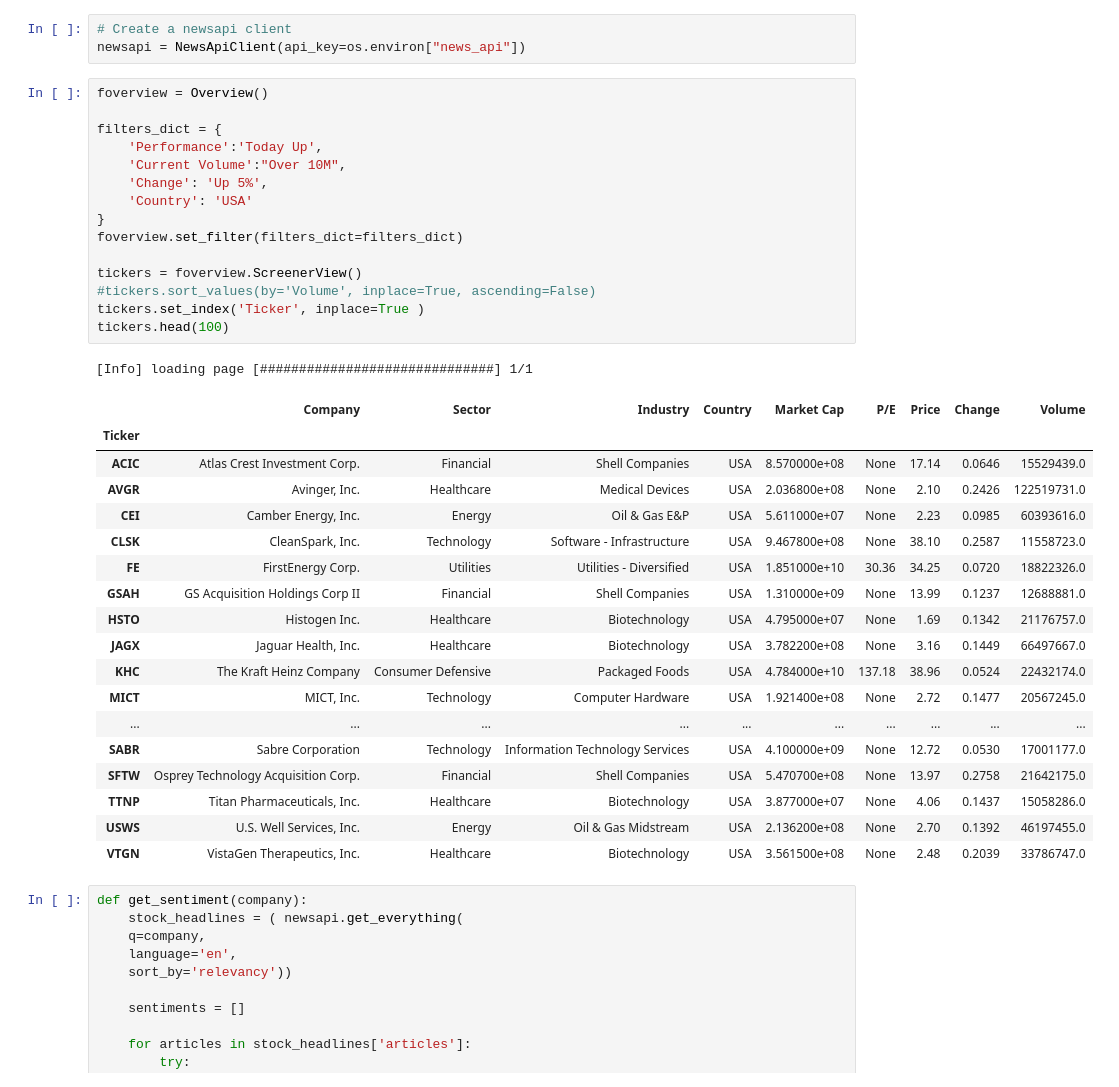
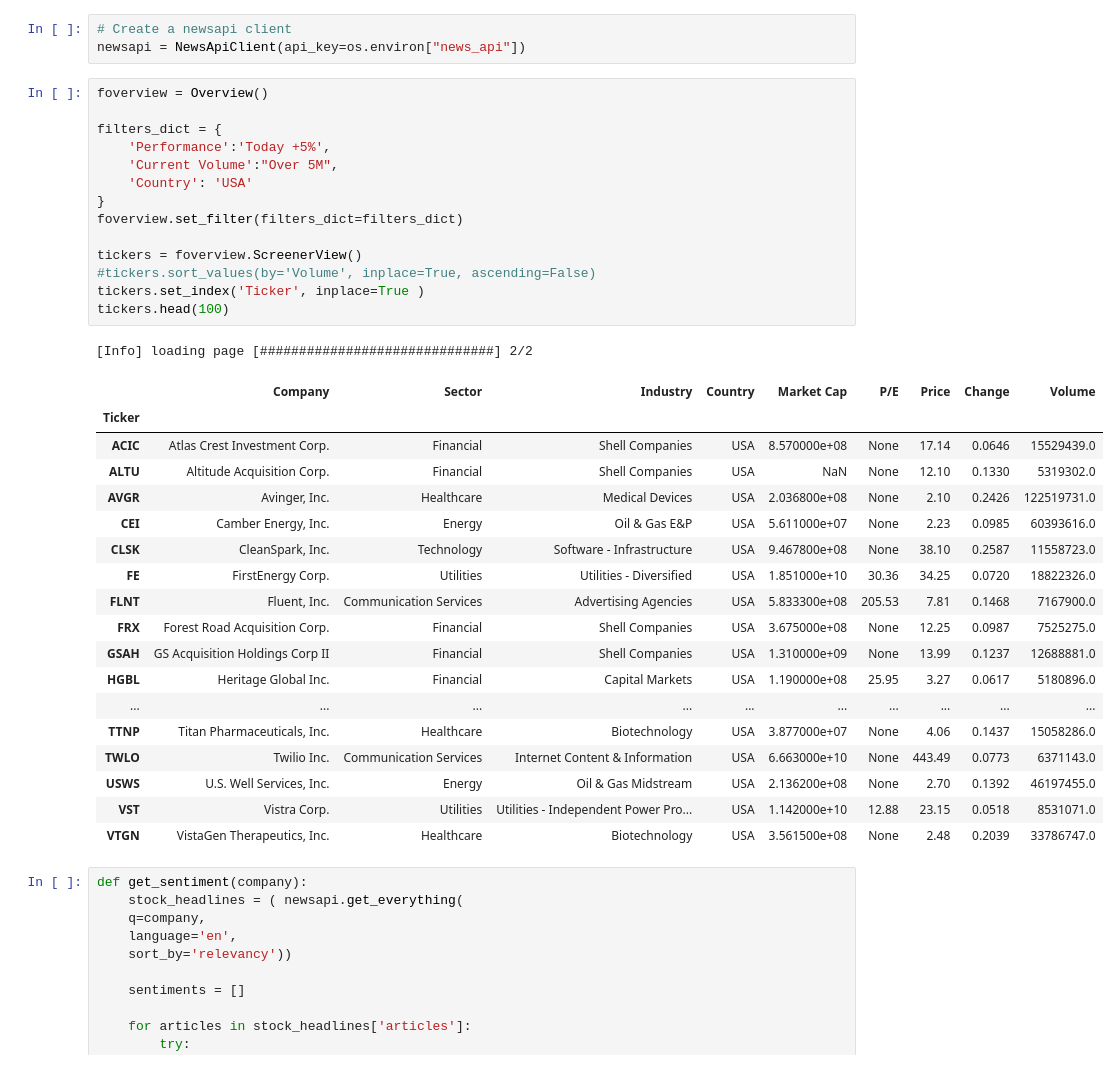
Before and after one commit to arzuisiktopbas/Project-2, a Jupyter notebook: project2.ipynb, the cells around one changed output. Cells and saved outputs as stored; diff of their text form.

```diff
--- a/project2.ipynb
+++ b/project2.ipynb
@@ -34,37 +34,36 @@ newsapi = NewsApiClient(api_key=os.environ["news_api"])
 # %%
 foverview = Overview()
 
 filters_dict = {
-    'Performance':'Today Up',
-    'Current Volume':"Over 10M",
-    'Change': 'Up 5%',
+    'Performance':'Today +5%',
+    'Current Volume':"Over 5M",
     'Country': 'USA'
 }
 foverview.set_filter(filters_dict=filters_dict)
 
 tickers = foverview.ScreenerView()
 #tickers.sort_values(by='Volume', inplace=True, ascending=False)
 tickers.set_index('Ticker', inplace=True )
 tickers.head(100)
 # %% [output]
-[Info] loading page [##############################] 1/1
+[Info] loading page [##############################] 2/2
 |  | Company | Sector | Industry | Country | Market Cap | P/E | Price | Change | Volume |
 | Ticker |  |  |  |  |  |  |  |  |  |
 | ACIC | Atlas Crest Investment Corp. | Financial | Shell Companies | USA | 8.570000e+08 | None | 17.14 | 0.0646 | 15529439.0 |
+| ALTU | Altitude Acquisition Corp. | Financial | Shell Companies | USA | NaN | None | 12.10 | 0.1330 | 5319302.0 |
 | AVGR | Avinger, Inc. | Healthcare | Medical Devices | USA | 2.036800e+08 | None | 2.10 | 0.2426 | 122519731.0 |
 | CEI | Camber Energy, Inc. | Energy | Oil & Gas E&P | USA | 5.611000e+07 | None | 2.23 | 0.0985 | 60393616.0 |
 | CLSK | CleanSpark, Inc. | Technology | Software - Infrastructure | USA | 9.467800e+08 | None | 38.10 | 0.2587 | 11558723.0 |
 | FE | FirstEnergy Corp. | Utilities | Utilities - Diversified | USA | 1.851000e+10 | 30.36 | 34.25 | 0.0720 | 18822326.0 |
+| FLNT | Fluent, Inc. | Communication Services | Advertising Agencies | USA | 5.833300e+08 | 205.53 | 7.81 | 0.1468 | 7167900.0 |
+| FRX | Forest Road Acquisition Corp. | Financial | Shell Companies | USA | 3.675000e+08 | None | 12.25 | 0.0987 | 7525275.0 |
 | GSAH | GS Acquisition Holdings Corp II | Financial | Shell Companies | USA | 1.310000e+09 | None | 13.99 | 0.1237 | 12688881.0 |
-| HSTO | Histogen Inc. | Healthcare | Biotechnology | USA | 4.795000e+07 | None | 1.69 | 0.1342 | 21176757.0 |
-| JAGX | Jaguar Health, Inc. | Healthcare | Biotechnology | USA | 3.782200e+08 | None | 3.16 | 0.1449 | 66497667.0 |
-| KHC | The Kraft Heinz Company | Consumer Defensive | Packaged Foods | USA | 4.784000e+10 | 137.18 | 38.96 | 0.0524 | 22432174.0 |
-| MICT | MICT, Inc. | Technology | Computer Hardware | USA | 1.921400e+08 | None | 2.72 | 0.1477 | 20567245.0 |
+| HGBL | Heritage Global Inc. | Financial | Capital Markets | USA | 1.190000e+08 | 25.95 | 3.27 | 0.0617 | 5180896.0 |
 | ... | ... | ... | ... | ... | ... | ... | ... | ... | ... |
-| SABR | Sabre Corporation | Technology | Information Technology Services | USA | 4.100000e+09 | None | 12.72 | 0.0530 | 17001177.0 |
-| SFTW | Osprey Technology Acquisition Corp. | Financial | Shell Companies | USA | 5.470700e+08 | None | 13.97 | 0.2758 | 21642175.0 |
 | TTNP | Titan Pharmaceuticals, Inc. | Healthcare | Biotechnology | USA | 3.877000e+07 | None | 4.06 | 0.1437 | 15058286.0 |
+| TWLO | Twilio Inc. | Communication Services | Internet Content & Information | USA | 6.663000e+10 | None | 443.49 | 0.0773 | 6371143.0 |
 | USWS | U.S. Well Services, Inc. | Energy | Oil & Gas Midstream | USA | 2.136200e+08 | None | 2.70 | 0.1392 | 46197455.0 |
+| VST | Vistra Corp. | Utilities | Utilities - Independent Power Pro... | USA | 1.142000e+10 | 12.88 | 23.15 | 0.0518 | 8531071.0 |
 | VTGN | VistaGen Therapeutics, Inc. | Healthcare | Biotechnology | USA | 3.561500e+08 | None | 2.48 | 0.2039 | 33786747.0 |
 # %%
 def get_sentiment(company):
```
Also changed, not shown: parts of 15 cells of this notebook.
